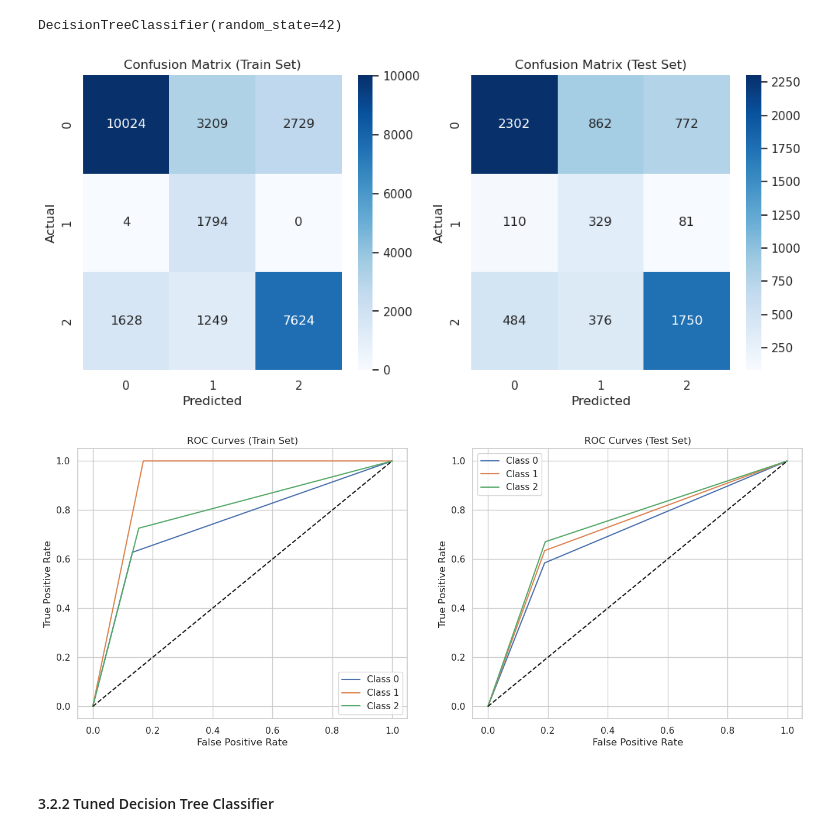
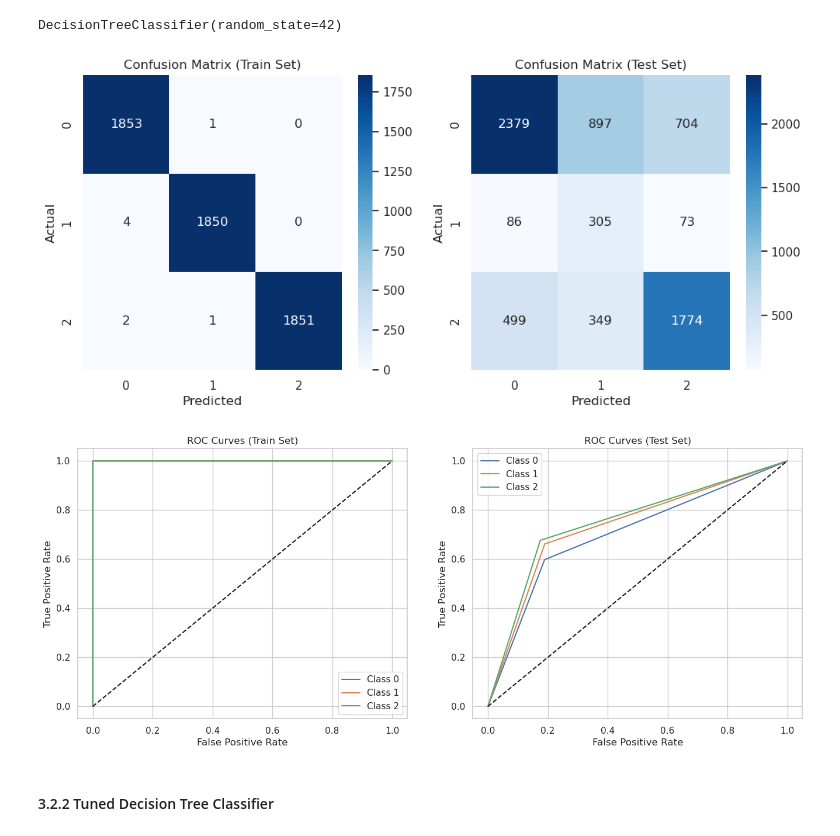
Before and after one commit to mwakad/supervised-ml-classifiers-for-predicting-water-wells-condition, a Jupyter notebook: index.ipynb, the cells around one changed output. Drawn from its saved outputs; the diff is of its cells as text; code cells hidden in the pictures.

```diff
--- a/index.ipynb
+++ b/index.ipynb
@@ -434,13 +416,10 @@ Build a simple supervised classification model (Logistic Regression), evaluate i
 # %% [markdown]
 #### 3.1.1 Untuned Logistic Regression Model
 # %%
-# Build and Evaluate a Simple Model: Logistic Regression
+# Fit Logistic Regression Model on Preprocessed and Balanced Data
 from sklearn.linear_model import LogisticRegression
-from sklearn.model_selection import GridSearchCV
-
-# Train simple model
 logreg = LogisticRegression(max_iter=1000, random_state=42)
-logreg.fit(X_train_bal, y_train_bal)
+logreg.fit(X_train_final, y_train_bal)
 # %% [output]
 LogisticRegression(max_iter=1000, random_state=42)
 # %%
@@ -528,10 +492,11 @@ Shape of y_test_bin: (7066, 3)
 # %% [markdown]
 #### 3.1.2 Tuned Logistic Regression Model
 # %%
-# Hyperparameter tuning
+# Hyperparameter tuning for Logistic Regression (Tuned Model)
+from sklearn.model_selection import GridSearchCV
 param_grid = {'C': [0.01, 0.1, 1, 10, 100]}
-gs = GridSearchCV(LogisticRegression(max_iter=1000, random_state=42), param_grid, cv=5, scoring='f1_macro', n_jobs=-1)
-gs.fit(X_train, y_train)
+gs = GridSearchCV(LogisticRegression(max_iter=1000, random_state=42), param_grid, cv=5, scoring='f1_weighted', n_jobs=-1)
+gs.fit(X_train_final, y_train_bal)
 print(f"Best parameters: {gs.best_params_}")
 # %% [output]
 Best parameters: {'C': 100}
@@ -682,41 +639,41 @@ from sklearn.tree import DecisionTreeClassifier
 
 # Train Decision Tree
 dt = DecisionTreeClassifier(random_state=42, criterion='gini')
-dt.fit(X_train_bal, y_train_bal)
+dt.fit(X_train_final, y_train_bal)
 # %% [output]
 DecisionTreeClassifier(random_state=42)
 # %%
 # Predict for train and test set
-y_pred_dt_train = dt.predict(X_train)
-y_proba_dt_train = dt.predict_proba(X_train)
-y_pred_dt_test = dt.predict(X_test)
-y_proba_dt_test = dt.predict_proba(X_test)
+y_pred_dt_train = dt.predict(X_train_final)
+y_proba_dt_train = dt.predict_proba(X_train_final)
+y_pred_dt_test = dt.predict(X_test_final)
+y_proba_dt_test = dt.predict_proba(X_test_final)
 # %%
 # Confusion matrices for Decision Tree Classifier in prediciting for both train and test sets
-cm_train = confusion_matrix(y_train, y_pred_dt_train)
-cm_test = confusion_matrix(y_test, y_pred_dt_test)
+cm_train = confusion_matrix(y_train_bal, y_pred_dt_train)
+cm_test = confusion_matrix(y_test_enc, y_pred_dt_test)
 
 fig, axes = plt.subplots(1, 2, figsize=(12, 5))
 sns.heatmap(cm_train, annot=True, fmt='d', cmap='Blues', ax=axes[0])
 axes[0].set_title('Confusion Matrix (Train Set)')
 axes[0].set_xlabel('Predicted')
 axes[0].set_ylabel('Actual')
 
 sns.heatmap(cm_test, annot=True, fmt='d', cmap='Blues', ax=axes[1])
 axes[1].set_title('Confusion Matrix (Test Set)')
 axes[1].set_xlabel('Predicted')
 axes[1].set_ylabel('Actual')
 
-plt.savefig("./images/confusion_matrices-untuned-decision-tree-classifier.png", dpi=500, bbox_inches='tight', facecolor='white')
+plt.savefig("./images/confusion_matrices-untuned-decision-tree-classifier.png", dpi=600, bbox_inches='tight', facecolor='white')
 plt.show()
 # %% [output]
-[figure, old version]
+[figure, new version]
 # %%
 # ROC Curves for Untuned Decision Tree Classifier in predicitng both train and test sets
 from sklearn.preprocessing import label_binarize
 n_classes = len(np.unique(y))
-y_train_bin = label_binarize(y_train, classes=range(n_classes))
-y_test_bin = label_binarize(y_test, classes=range(n_classes))
+y_train_bin = label_binarize(y_train_bal, classes=range(n_classes))
+y_test_bin = label_binarize(y_test_enc, classes=range(n_classes))
 
 fig, axes = plt.subplots(1, 2, figsize=(16, 6))
 
@@ -740,10 +697,10 @@ axes[1].set_ylabel('True Positive Rate')
 axes[1].set_title('ROC Curves (Test Set)')
 axes[1].legend()
 
-plt.savefig("./images/roc-curves-untuned-decision-tree-classifier.png", dpi=500, bbox_inches='tight', facecolor='white')
+plt.savefig("./images/roc-curves-untuned-decision-tree-classifier.png", dpi=600, bbox_inches='tight', facecolor='white')
 plt.show()
 # %% [output]
-[figure, old version]
+[figure, new version]
 # %% [markdown]
 #### 3.2.2 Tuned Decision Tree Classifier
 # %%
```
Also changed, not shown: parts of 58 cells of this notebook.
